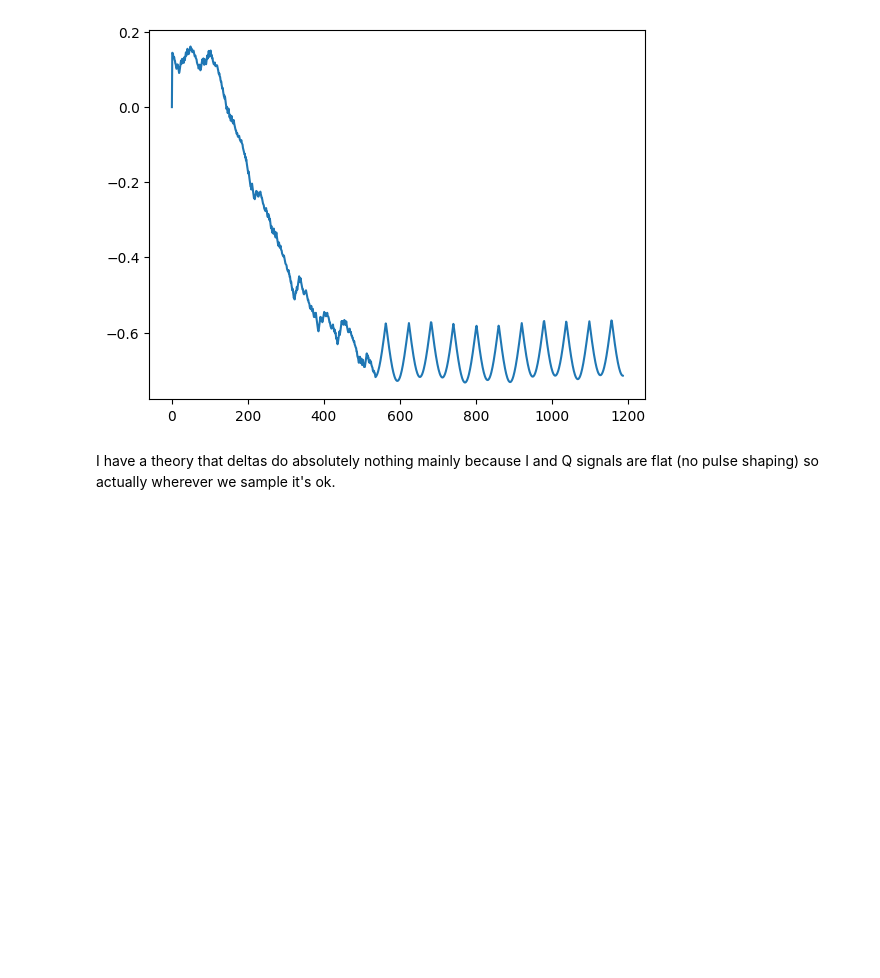
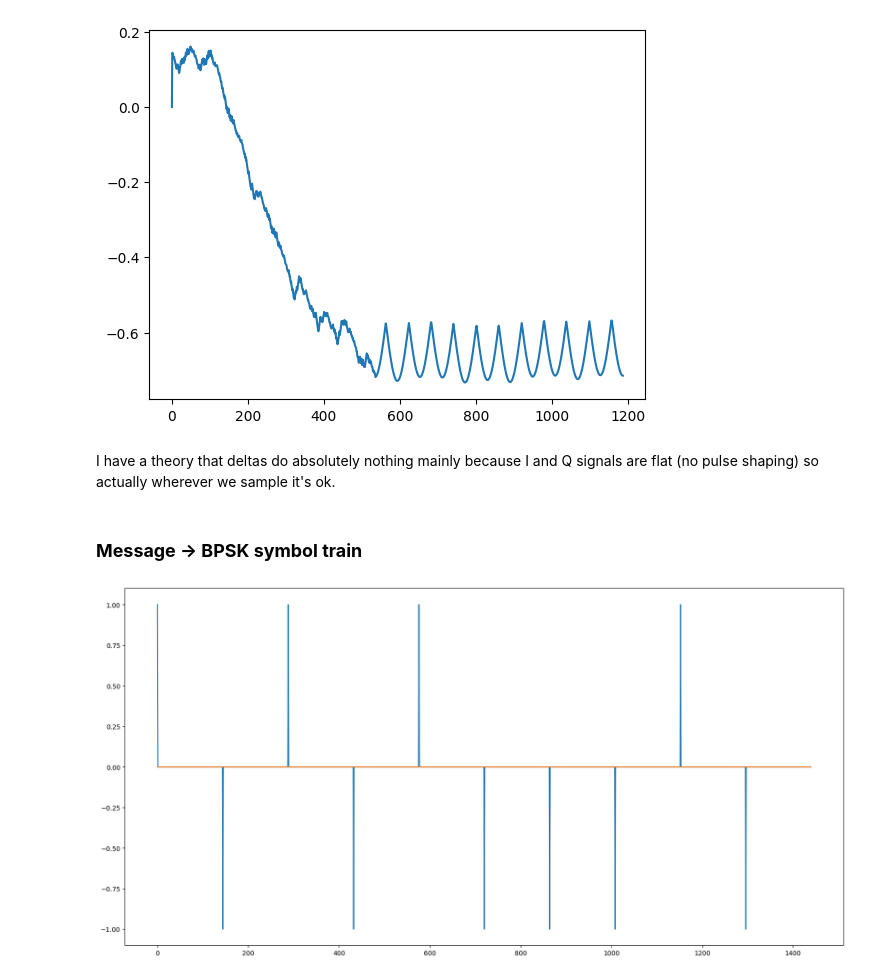
Before and after one commit to enthyp/SDR, a Jupyter notebook: digital modulation.ipynb, the cells around one changed output. Drawn from its saved outputs; the diff is of its cells as text; code cells hidden in the pictures; blank space fills up the shorter version.

```diff
--- a/digital modulation.ipynb
+++ b/digital modulation.ipynb
@@ -36,7 +142,7 @@ def plot_iq(iq_signal):
 T_total = 1  # seconds
 f_carrier = 57000  # Hertz (RDS carrier frequency)
 f_symbol = f_carrier / 48  # 1187.5 Hz (RDS symbol frequency)
-f_sampling = 2 *171000  # gotta be > 2 * f_carrier
+f_sampling = 171000  # gotta be > 2 * f_carrier
 
 N = T_total * f_sampling
 t_s = np.linspace(0, 1, N)
@@ -192,3 +271,27 @@ plt.plot(deltas);
 [figure]
 # %% [markdown]
 I have a theory that deltas do absolutely nothing mainly because I and Q signals are flat (no pulse shaping) so actually wherever we sample it's ok.
+# %% [markdown]
+### **Message -> BPSK symbol train**
+# %%
+msg = """We have discussed how to transmit digitally over the air, utilizing a digital modulation scheme like QPSK and by applying pulse shaping to limit the signal bandwidth. Channel coding can be used to deal with noisy channels, such as when you have low SNR at the receiver. Filtering out as much as possible before digitally processing the signal always helps. In this chapter we will investigate how synchronization is performed on the receiving end. Synchronization is a set of processing that occurs before demodulation and channel decoding. The overall tx-channel-rx chain is shown below, with the blocks discussed in this chapter highlighted in yellow. (This diagram is not all-encompassing–most systems also include equalization and multiplexing)."""
+msg_bits = text_to_utf8_bits(msg)
+msg_symbols = to_bpsk_symbols(msg_bits)
+msg_pulses = symbols_to_pulse_train(msg_symbols, samples_per_symbol)
+# %%
+n_peek_symbols = 10
+plot_real_imag(msg_pulses, width=n_peek_symbols * samples_per_symbol)
+
+def to_bpsk_signal(bits, carrier_freq, pulse, f_sampling, phase_offset=0, freq_offset=0):
+    # oversample the signal to obtain symbol pulse sequence
+    samples_per_symbol = len(pulse)
+    symbol_pulses = np.zeros(len(bits) * samples_per_symbol)
+    symbol_pulses[::samples_per_symbol] = to_bpsk_symbols(bits)
+
+    # convolve the pulse train with pulse shape
+    pulse_shaped = np.convolve(pulse, symbol_pulses, mode='same')
+
+    t_s = np.linspace(0, len(pulse_shaped) / f_sampling, len(pulse_shaped))
+    return np.real(pulse_shaped * np.exp(2 * np.pi * (carrier_freq + freq_offset) * t_s + phase_offset))
+# %% [output]
+[figure, added]
```
Also changed, not shown: parts of 29 cells of this notebook.
